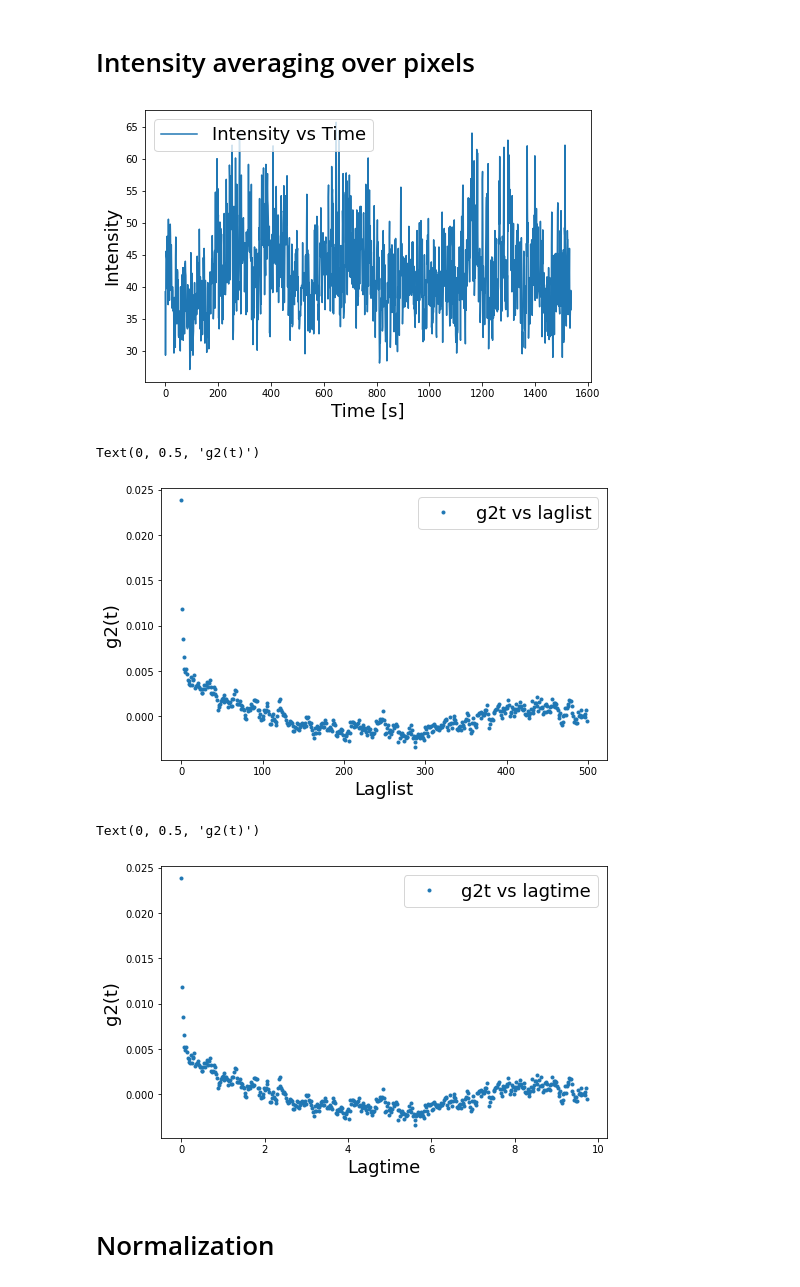
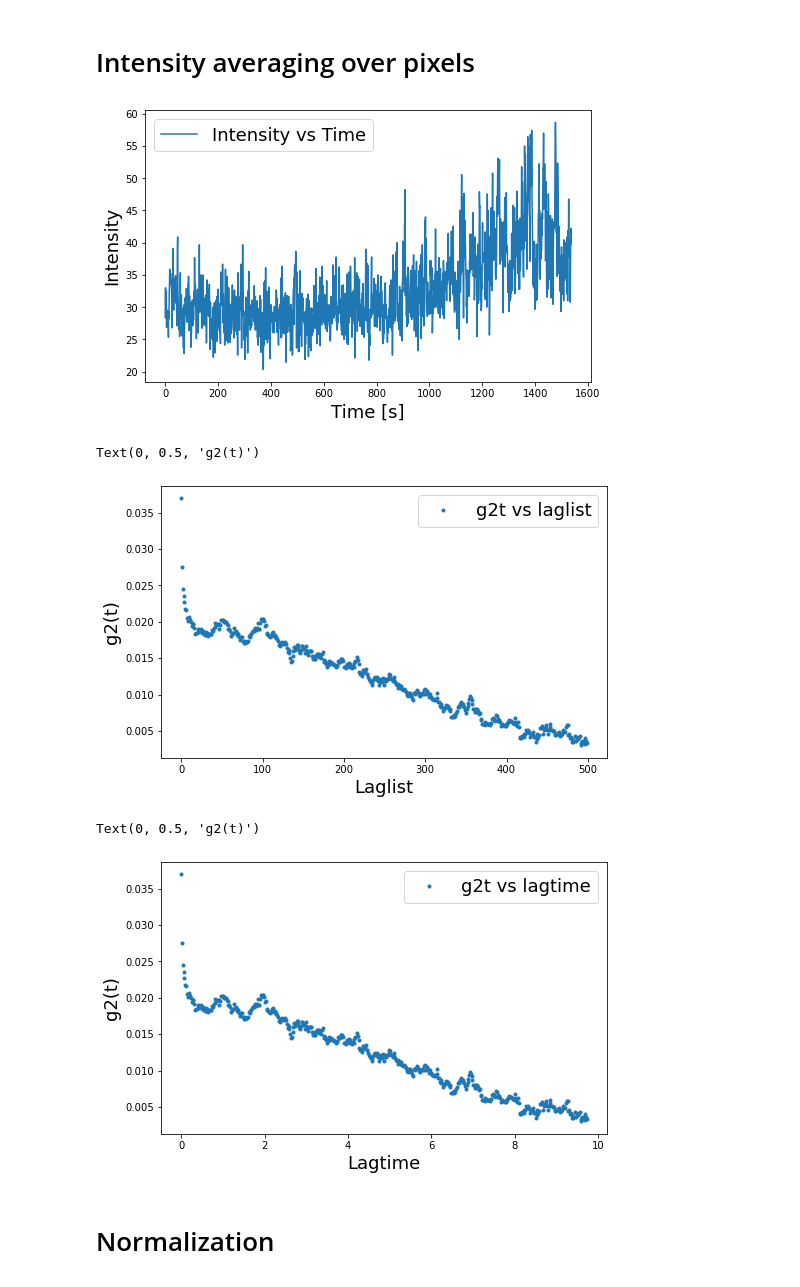
Before and after one commit to wwy-wwy-wwy/Speckle_project, a Jupyter notebook: 1wt_glycerol_100nm_20objective_0614_30x.ipynb, the cells around one changed output. Saved outputs shown, nothing was run; the diff lists cells and outputs as text; code cells hidden in the pictures.

```diff
--- a/1wt_glycerol_100nm_20objective_0614_30x.ipynb
+++ b/1wt_glycerol_100nm_20objective_0614_30x.ipynb
@@ -36,7 +36,7 @@ import matplotlib.pyplot as plt
 # %%
 video_time_length=30 #s
 video_frame_numbers=1537 #frames
-imgname='12p_1wt_100nm128px_30s_glycerol_1au_30x_58p5umhigh_405nm_20xobjective'
+imgname='brighten_12p_1wt_100nm128px_30s_glycerol_1au_30x_58p5umhigh_405nm_20xobjective'
 foldername='/Volumes/WENYUN WANG/Colloidal analysis/12p_1wt_100nm128px_30s_glycerol_1au_30x_58p5umhigh_405nm_20xobjective/'
 framespeed=video_time_length/video_frame_numbers
 NA=0.8
@@ -110,10 +110,10 @@ def compute_g2t(px,laglist_g2t, matrix):
     return g2t, intensity
 # %%
 laglist_g2t=range(0,500,1)
-px=[10,100] #[y,x]
+px=[13,109] #[y,x]
 g2t,intensity=compute_g2t(px,laglist_g2t,matrix)
 # %% [output]
-[figure, old version]
+[figure, new version]
 # %%
 plt.figure(figsize=(8,5))
 plt.plot(laglist_g2t,g2t,'.')
@@ -122,7 +122,7 @@ plt.xlabel("Laglist",fontsize=18)
 plt.ylabel("g2(t)",fontsize=18)
 # %% [output]
 Text(0, 0.5, 'g2(t)')
-[figure, old version]
+[figure, new version]
 # %%
 lagtime_g2t= [element * framespeed for element in laglist_g2t]
 
@@ -133,7 +133,7 @@ plt.xlabel("Lagtime",fontsize=18)
 plt.ylabel("g2(t)",fontsize=18)
 # %% [output]
 Text(0, 0.5, 'g2(t)')
-[figure, old version]
+[figure, new version]
 # %% [markdown]
 # Normalization
 # %%
```
Also changed, not shown: 10 other files.
